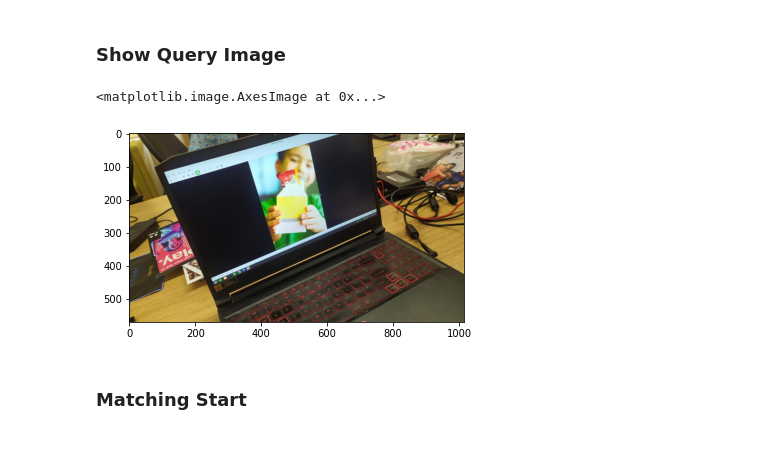
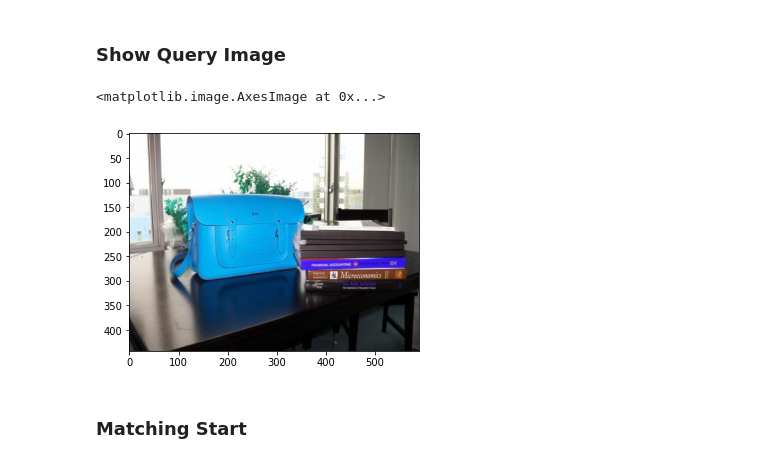
Before and after one commit to yogesh895/Cloud-Architecture, a Jupyter notebook: imageSearching.ipynb, the cells around one changed output. Saved outputs shown, nothing was run; the diff lists cells and outputs as text; code cells hidden in the pictures.

```diff
--- a/imageSearching.ipynb
+++ b/imageSearching.ipynb
@@ -103,0 +94,3 @@ img1 = cv2.imread('/media/prakhar/Linux FIles/Flam Apps/Testing and experiment/c
+# %%
+threshold = 50
+i=0
@@ -104,10 +152,2 @@ img1 = cv2.imread('/media/prakhar/Linux FIles/Flam Apps/Testing and experiment/c
 # %% [markdown]
 ### Show Query Image
-# %%
-img_test = img1
-
-img_test = cv2.cvtColor(img_test,cv2.COLOR_BGR2RGB)
-plt.imshow(img_test)
-# %% [output]
-<matplotlib.image.AxesImage at 0x...>
-[figure, removed]
@@ -121,3 +154,8 @@ if feature_selection ==0:
+# %%
+plt.imshow(database_images[i])
+# %% [output]
+<matplotlib.image.AxesImage at 0x...>
+[figure, added]
 # %% [markdown]
 ### Matching Start
 # %%
```
Also changed, not shown: parts of 9 cells of this notebook.
